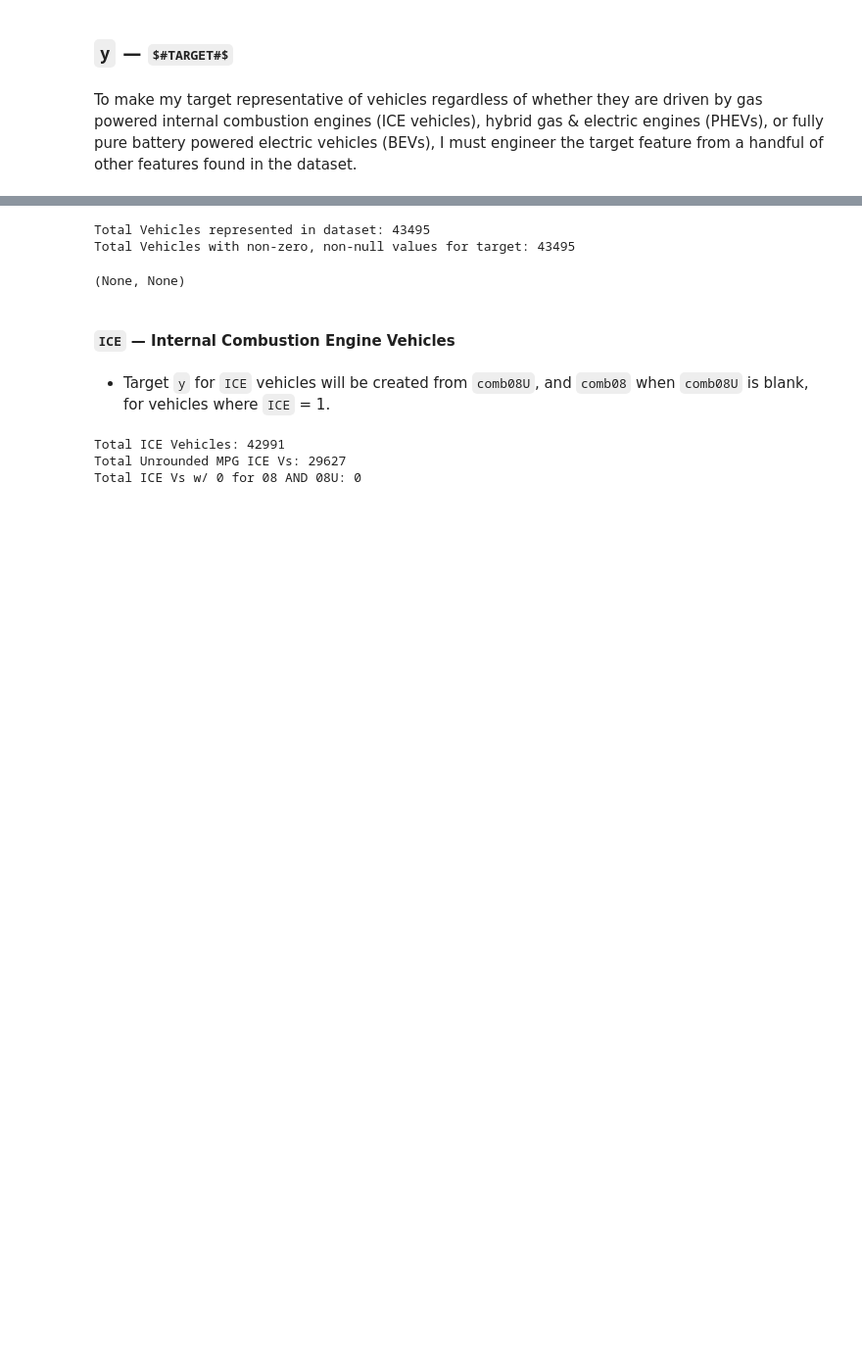
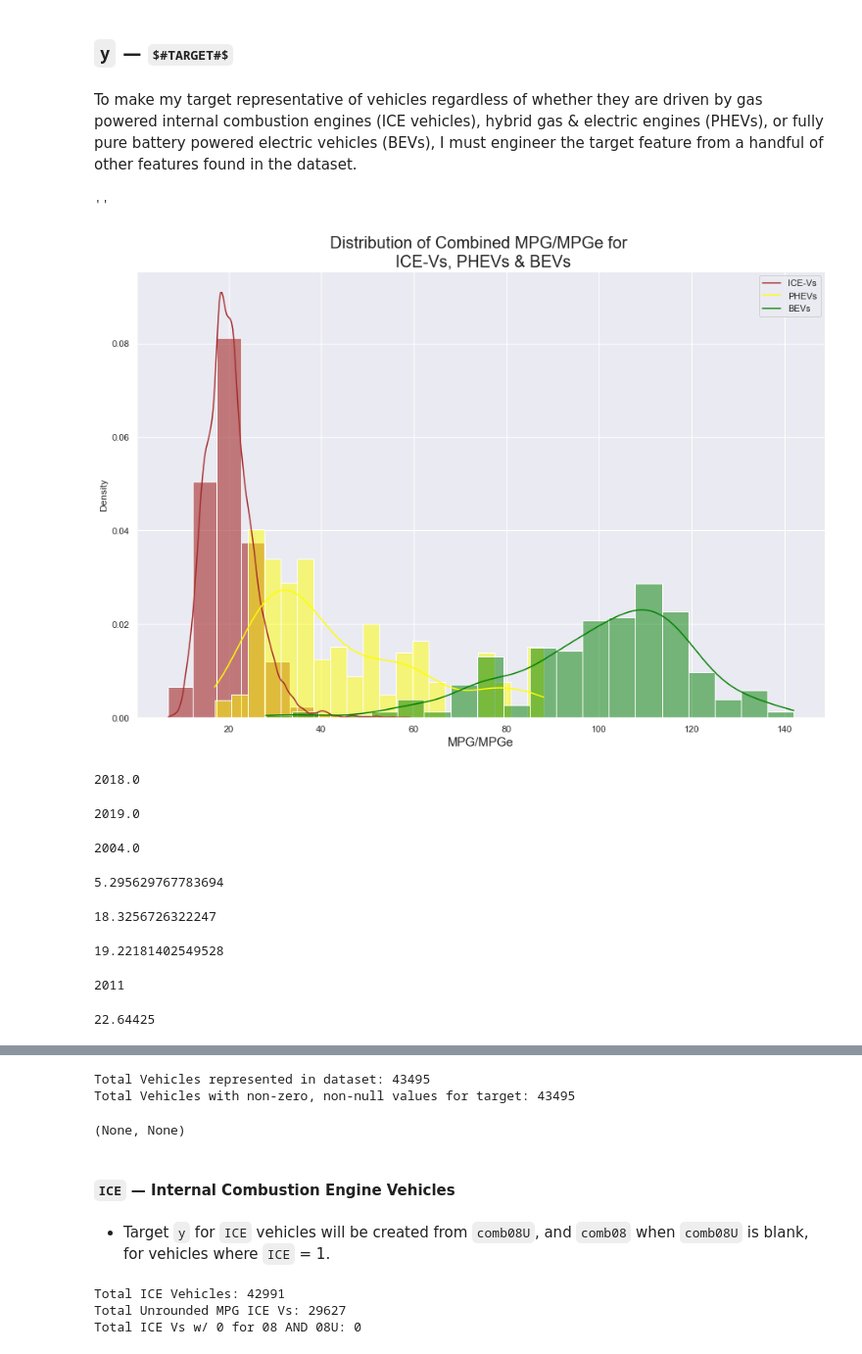
Before and after one commit to mike-flanagan/vehicle_fuel_economy_analysis_neuralnet, a Jupyter notebook: MPG_NN_Modeling_Notebook.ipynb, the cells around one changed output, grey strips where cells are left out. Shown at 98% size. Saved outputs shown, nothing was run; the diff lists cells and outputs as text; code cells hidden in the pictures; some formulas as TeX source; blank space fills up the shorter version.

```diff
--- a/MPG_NN_Modeling_Notebook.ipynb
+++ b/MPG_NN_Modeling_Notebook.ipynb
@@ -722,0 +749,48 @@ To make my target representative of vehicles regardless of whether they are driv
+# %%
+fig, ax = plt.subplots(figsize=(15,10))
+ax.set_title('Distribution of Combined MPG/MPGe for \n ICE-Vs, PHEVs & BEVs', size = 20)
+sns.histplot(x = df[df.ICE == 1].y, bins = 10, kde = True, label = 'ICE-Vs', stat='density', color = 'brown', alpha = .6)
+sns.histplot(x = df[df.PHEV == 1].y, bins = 20, kde = True, label = 'PHEVs', stat='density', color = 'yellow')
+sns.histplot(x = df[df.BEV == 1].y, bins = 20, kde = True, label = 'BEVs', stat='density', color = 'green', alpha = .5)
+
+ax.legend(labels=['ICE-Vs', 'PHEVs', 'BEVs']);
+ax.set_xlabel('MPG/MPGe', size=15)
+plt.savefig('images/y_dist.png')#, transparent=True)
+# plt.ylim([0,0.09])
+;
+# %% [output]
+''
+[figure, added]
+# %%
+df[df.BEV == 1].year.median()
+# %% [output]
+2018.0
+# %%
+df[df.PHEV == 1].year.median()
+# %% [output]
+2019.0
+# %%
+df[df.ICE == 1].year.median()
+# %% [output]
+2004.0
+# %%
+np.std(df[df.ICE == 1].y)
+# %% [output]
+5.295629767783694
+# %%
+np.std(df[df.PHEV == 1].y)
+# %% [output]
+18.3256726322247
+# %%
+np.std(df[df.BEV == 1].y)
+# %% [output]
+19.22181402549528
+# %%
+df[df.PHEV == 1].year.min()
+# %% [output]
+2011
+# %%
+df[(df.ICE == 1) & (df.year == 2018)].value_counts().sum() # 1290 ICE vehicles from 2018
+df[(df.ICE == 1) & (df.year == 2018)].y.median()
+# %% [output]
+22.64425
```
Also changed, not shown: parts of 8 cells of this notebook, 5 other files.
